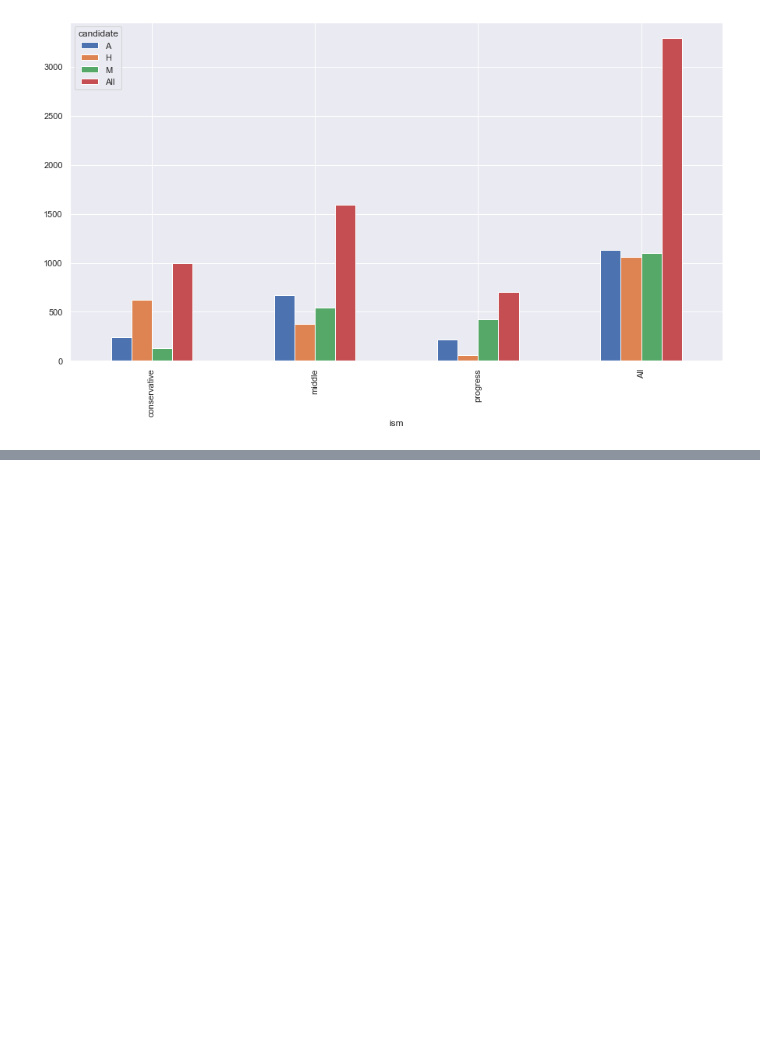
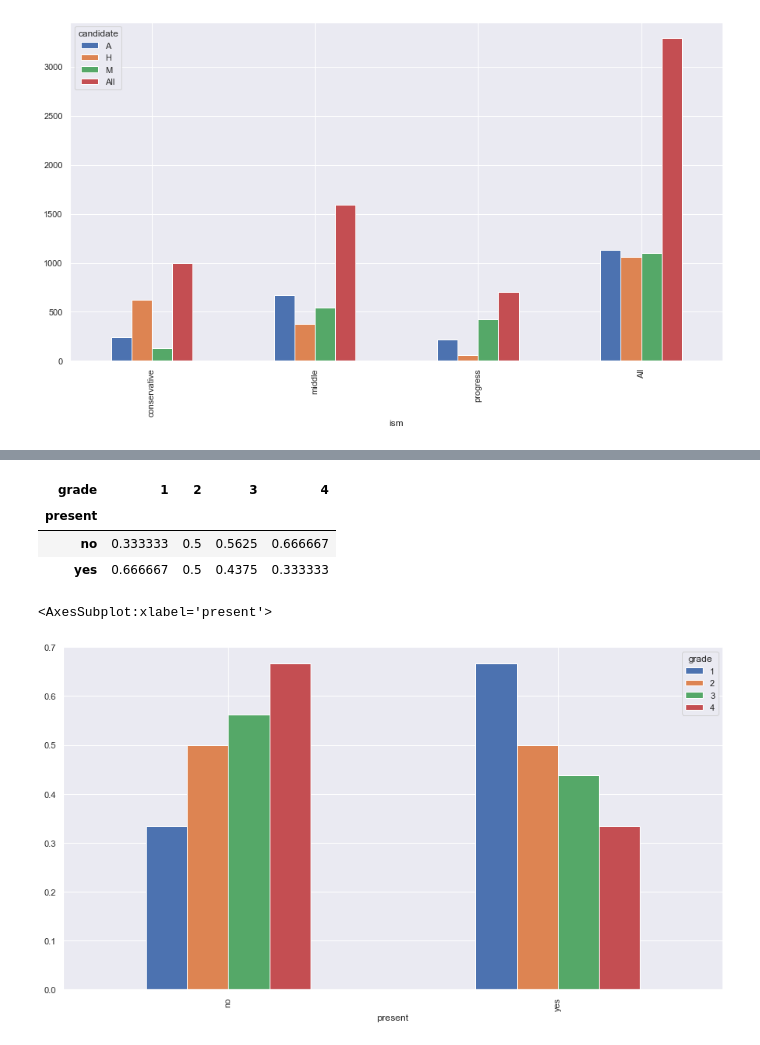
Before and after one commit to johanjun/study_datascienceandpython, a Jupyter notebook: python_stats/6_bivariate.ipynb, the cells around one changed output, grey strips where cells are left out. Saved outputs shown, nothing was run; the diff lists cells and outputs as text; code cells hidden in the pictures; blank space fills up the shorter version.

```diff
--- a/python_stats/6_bivariate.ipynb
+++ b/python_stats/6_bivariate.ipynb
@@ -152,0 +197,3 @@ pd.pivot_table(data=df, index='ism', columns='candidate', values='freq', margins
+# %%
+event=pd.read_csv("./data_materials/problem8.3_hangsa.csv")
+event
@@ -152,0 +210,16 @@ pd.pivot_table(data=df, index='ism', columns='candidate', values='freq', margins
+# %%
+event['rate1']=[40/60,30/60,35/80,20/60,20/60,30/60,45/80,40/60]
+# %%
+#a
+res = event.pivot_table(values='rate1', aggfunc='sum', columns='grade', index='present')
+res
+# %% [output]
+| grade | 1 | 2 | 3 | 4 |
+| present |  |  |  |  |
+| no | 0.333333 | 0.5 | 0.5625 | 0.666667 |
+| yes | 0.666667 | 0.5 | 0.4375 | 0.333333 |
+# %%
+res.plot(kind='bar')
+# %% [output]
+<AxesSubplot:xlabel='present'>
+[figure, added]
```
Also changed, not shown: parts of 14 cells of this notebook.
